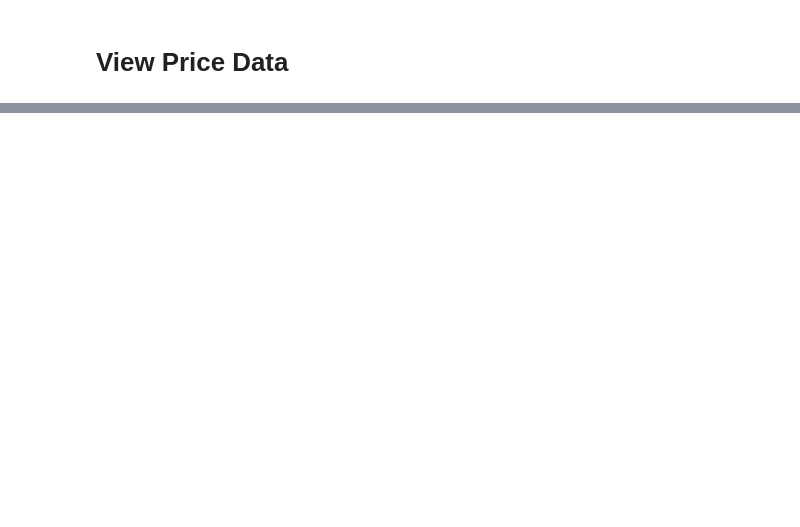
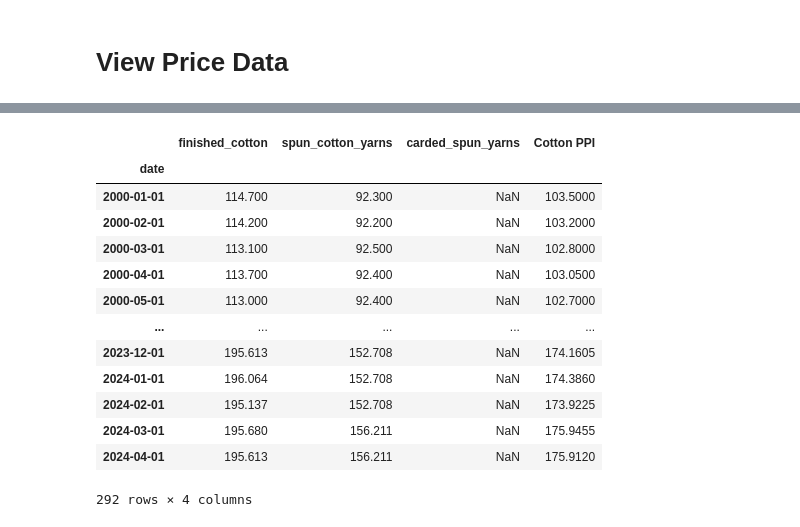
Before and after one commit to zayansalman/cotton-market-intelligence, a Jupyter notebook: cmi_mt_daily.ipynb, the cells around one changed output, grey strips where cells are left out. Saved outputs shown, nothing was run; the diff lists cells and outputs as text; code cells hidden in the pictures; blank space fills up the shorter version.

```diff
--- a/cmi_mt_daily.ipynb
+++ b/cmi_mt_daily.ipynb
@@ -96,0 +117,2 @@ fig.show()
+# %%
+ppi_codes_dict = {'finished_cotton': 'WPU034201', 'spun_cotton_yarns':'WPU032601', 'carded_spun_yarns': 'WPU03260113'}
@@ -96,0 +123,3 @@ fig.show()
+# %%
+ppi_values_cotton = get_fred_data(start_date, cotton_df.index[-1], ppi_codes_dict)
+ppi_values_cotton['spun_cotton_yarns'] = ppi_values_cotton['spun_cotton_yarns'].ffill().bfill()
@@ -96,0 +143,22 @@ fig.show()
+# %%
+ppi_values_cotton['Cotton PPI'] = ppi_values_cotton.mean(axis=1)
+#ToDo: weighted average with 50% weighting to spun yarn ppi
+# %%
+ppi_values_cotton.index.names = ['date']
+# %%
+ppi_values_cotton
+# %% [output]
+|  | finished_cotton | spun_cotton_yarns | carded_spun_yarns | Cotton PPI |
+| date |  |  |  |  |
+| 2000-01-01 | 114.700 | 92.300 | NaN | 103.5000 |
+| 2000-02-01 | 114.200 | 92.200 | NaN | 103.2000 |
+| 2000-03-01 | 113.100 | 92.500 | NaN | 102.8000 |
+| 2000-04-01 | 113.700 | 92.400 | NaN | 103.0500 |
+| 2000-05-01 | 113.000 | 92.400 | NaN | 102.7000 |
+| ... | ... | ... | ... | ... |
+| 2023-12-01 | 195.613 | 152.708 | NaN | 174.1605 |
+| 2024-01-01 | 196.064 | 152.708 | NaN | 174.3860 |
+| 2024-02-01 | 195.137 | 152.708 | NaN | 173.9225 |
+| 2024-03-01 | 195.680 | 156.211 | NaN | 175.9455 |
+| 2024-04-01 | 195.613 | 156.211 | NaN | 175.9120 |
+292 rows × 4 columns
```
Also changed, not shown: parts of 26 cells of this notebook, 1 other file.
